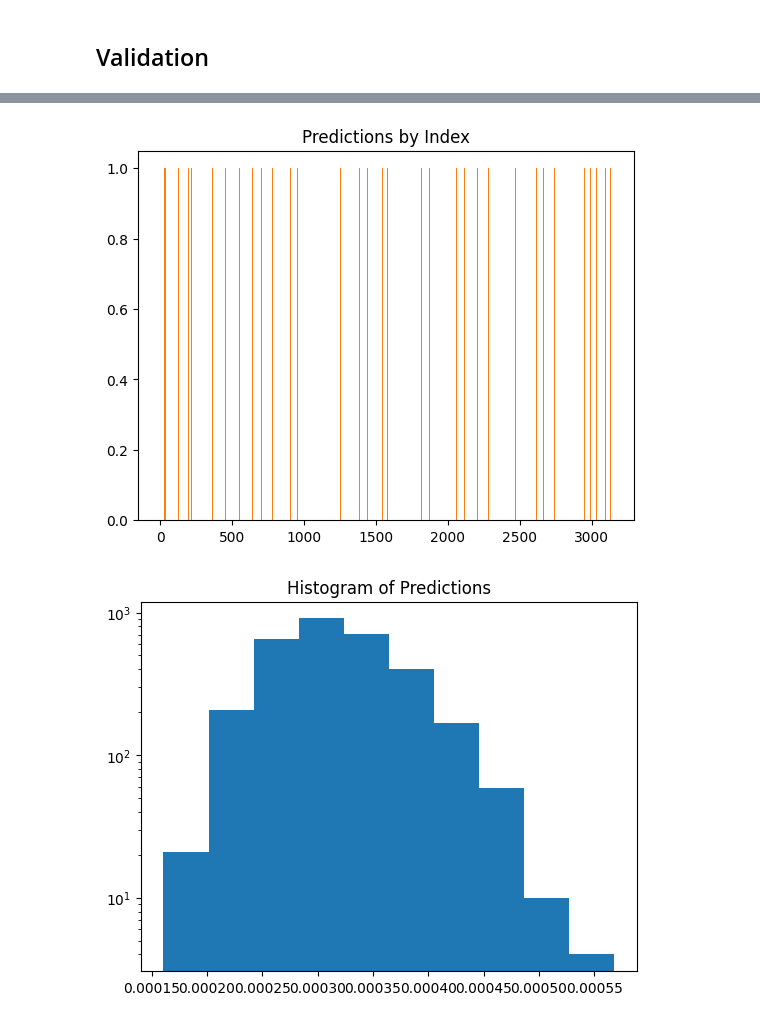
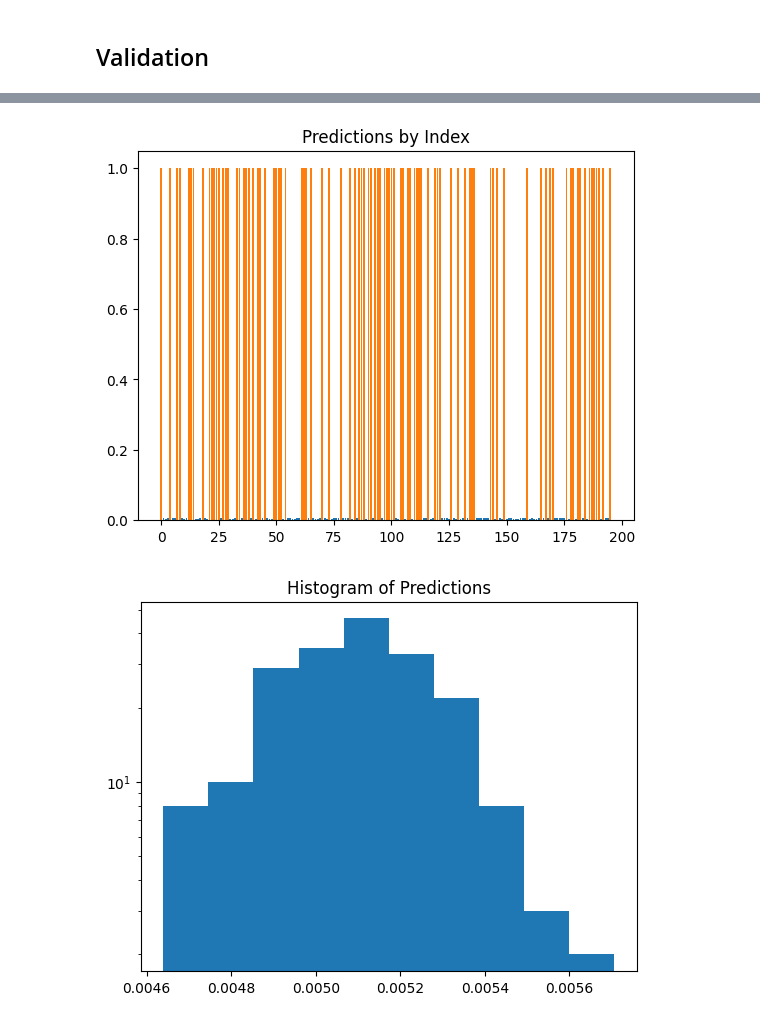
Before and after one commit to jiwang6/gconv-decoder, a Jupyter notebook: new-model/gconv_decoder.ipynb, the cells around one changed output, grey strips where cells are left out. Drawn from its saved outputs; the diff is of its cells as text; code cells hidden in the pictures.

```diff
--- a/new-model/gconv_decoder.ipynb
+++ b/new-model/gconv_decoder.ipynb
@@ -282,8 +285,6 @@ with tf.variable_scope("Layer_{}".format(2)) as _scope:
                             kernel = kernels_raw)
     tensor_out = tensor_out + bias
 
-    ## Perform max-pooling
-    tensor_out = se2cnn.layers.spatial_max_pool( input_tensor=tensor_out, nbOrientations=Ntheta)
 
     ## Apply ReLU
     tensor_out = tf.nn.relu(tensor_out)
@@ -397,31 +399,27 @@ with tf.variable_scope("Layer_{}".format(5)) as _scope:
     # The kernels used in the group convolution layer
     kernels_raw = tf.get_variable(
                         'kernel',
-                        [1,1,Nc_in,Nc_out],
-                        initializer=weight_initializer(1*1*Nc_in,Nc_out))
+                        [Nxy,Nxy,Ntheta,Nc_in,Nc_out],
+                        initializer=weight_initializer(Nxy*Nxy*Ntheta*Nc_in,Nc_out))
     tf.add_to_collection('raw_kernels', kernels_raw)
     bias = tf.get_variable( # Same bias for all orientations
                         "bias",
-                        [1, 1, 1, Nc_out],
+                        [1, 1, 1, 1, Nc_out],
                         initializer=tf.constant_initializer(value=0.01))
 
 
-    ## Convolution layer
-    tensor_out = tf.nn.conv2d(
-                        input = tensor_in,
-                        filter=kernels_raw,
-                        strides=[1, 1, 1, 1],
-                        padding="VALID")
+    # The group convolution layer
+    tensor_out, kernels_formatted = se2cnn.layers.se2n_se2n(
+                            input_tensor = tensor_in,
+                            kernel = kernels_raw)
     tensor_out = tensor_out + bias
+
+    tensor_out= tf.reduce_max(tensor_out, axis=1)
 
     ## The output logits
     logits = tensor_out[:,0,0,:]
-    print(logits.get_shape())
-    predictions = logits
-    print(predictions.get_shape())
-#   probabilities = tf.nn.softmax(logits)
-    probabilities = tf.nn.sigmoid(logits)
-    print(probabilities.get_shape())
+    predictions = tf.argmax(input=logits, axis=1)
+    probabilities = tf.nn.softmax(logits)
 
     ## Save the kernels for later inspection
     kernels[_scope.name] = kernels_raw
@@ -521,13 +519,13 @@ session.run(initializer)
 # %% [markdown]
 In each epoch we pass over all input samples in batch sizes of batch_size
 # %%
-batch_size=100
-n_epochs=30
+batch_size =1000
+n_epochs = 10
 # %% [markdown]
 Loop over the input stack in batch of size "batch_size".
 # %%
 for epoch_nr in range(n_epochs):
-    loss_average = 0
+    loss_arry, loss_average = 0,0
     data = non_test_data_2D
     labels = non_test_labels
     # KBatch settings
@@ -540,8 +538,9 @@ for epoch_nr in range(n_epochs):
                 inputs_ph: np.array(data[samples[iteration*batch_size:(iteration+1)*batch_size]]),
                 labels_ph: np.array(labels[samples[iteration*batch_size:(iteration+1)*batch_size]])
                 }
-        operators_output = session.run([ loss , train_op ], feed_dict) # outputs here are [loss, train_op]
-        loss_average += operators_output[0]/NItPerEpoch
+        operators_output = session.run([ loss , train_op ], feed_dict) # outputs here are [loss, train_op] (batch_size, 4*t_dist**2)
+        loss_arry += operators_output[0]/NItPerEpoch
     tElapsed = time.time() - tStart
-    print('Epoch ' , epoch_nr , ' finished... Average loss = ' , round(loss_average[0][0],4) , ', time = ',round(tElapsed,4)) # fix this
+    loss_average = np.sum(loss_arry)/ (4*t_dist**2 * batch_size)
+    print('Epoch ' , epoch_nr , ' finished... Average loss = ' , round(loss_average,4) , ', time = ',round(tElapsed,4)) # fix this
 # %% [output]
@@ -587,21 +579,22 @@ print(np.max(labels_pred), np.min(labels_pred))
 # %%
 # bar plot of the prediction
-obs_index = 2
+obs_index = 200
+
 obs = labels_pred[obs_index]
 plt.bar(np.arange(len(obs)), obs)
 # plot title
 plt.title('Predictions by Index')
 labels = test_labels[obs_index]
 # plot labels
 plt.bar(np.arange(len(obs)), labels)
 
 plt.show()
 
 # plot log histogram of the prediction
 plt.hist(obs, log=True)
 # plot title
 plt.title('Histogram of Predictions')
 plt.show()
 # %% [output]
-[figure, old version]
+[figure, new version]
-[figure, old version]
+[figure, new version]
```
Also changed, not shown: parts of 25 cells of this notebook, 6 other files.
